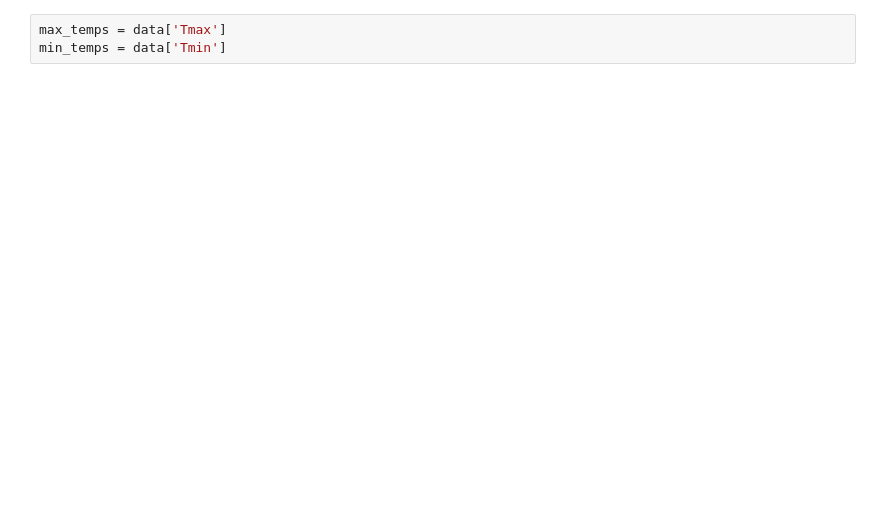
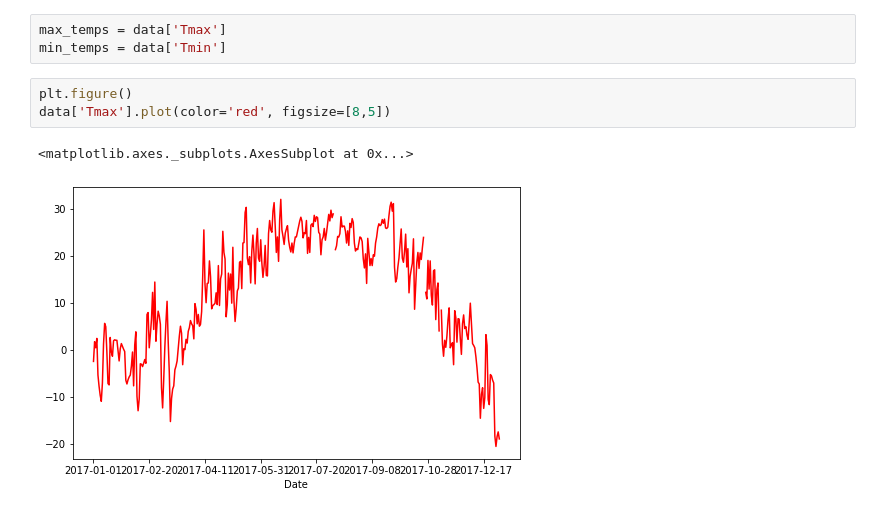
Before and after one commit to chinmaym07/LHD, a Jupyter notebook: day-3/Data Visualization/Min_Max_temp.ipynb, the cells around one changed output. Drawn from its saved outputs; the diff is of its cells as text; blank space fills up the shorter version.

```diff
--- a/day-3/Data Visualization/Min_Max_temp.ipynb
+++ b/day-3/Data Visualization/Min_Max_temp.ipynb
@@ -25,4 +25,10 @@ data
 # %%
 max_temps = data['Tmax']
 min_temps = data['Tmin']
+# %%
+plt.figure()
+data['Tmax'].plot(color='red', figsize=[8,5])
+# %% [output]
+<matplotlib.axes._subplots.AxesSubplot at 0x...>
+[figure, added]
 # %%
```
Also changed, not shown: parts of 4 cells of this notebook.
